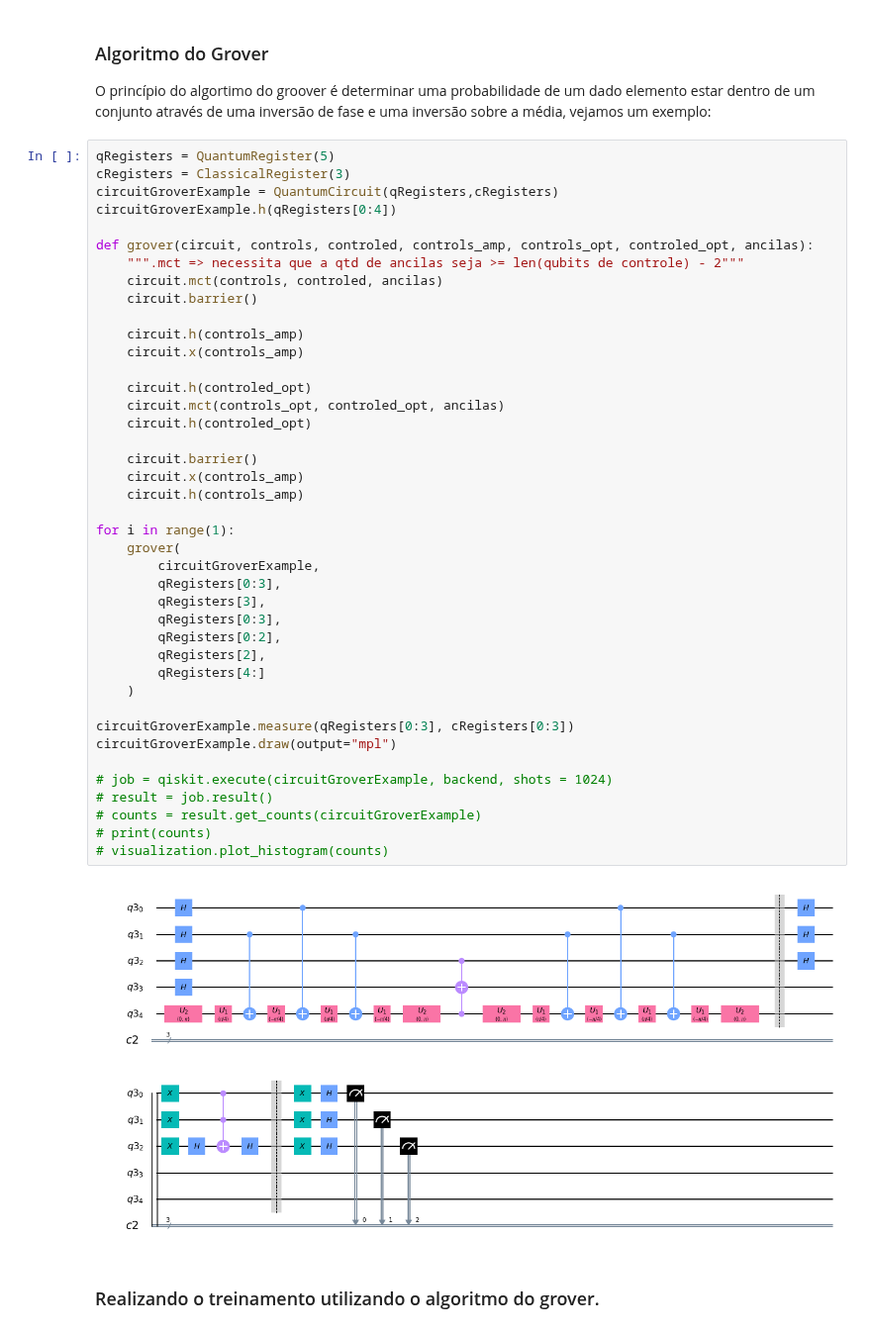
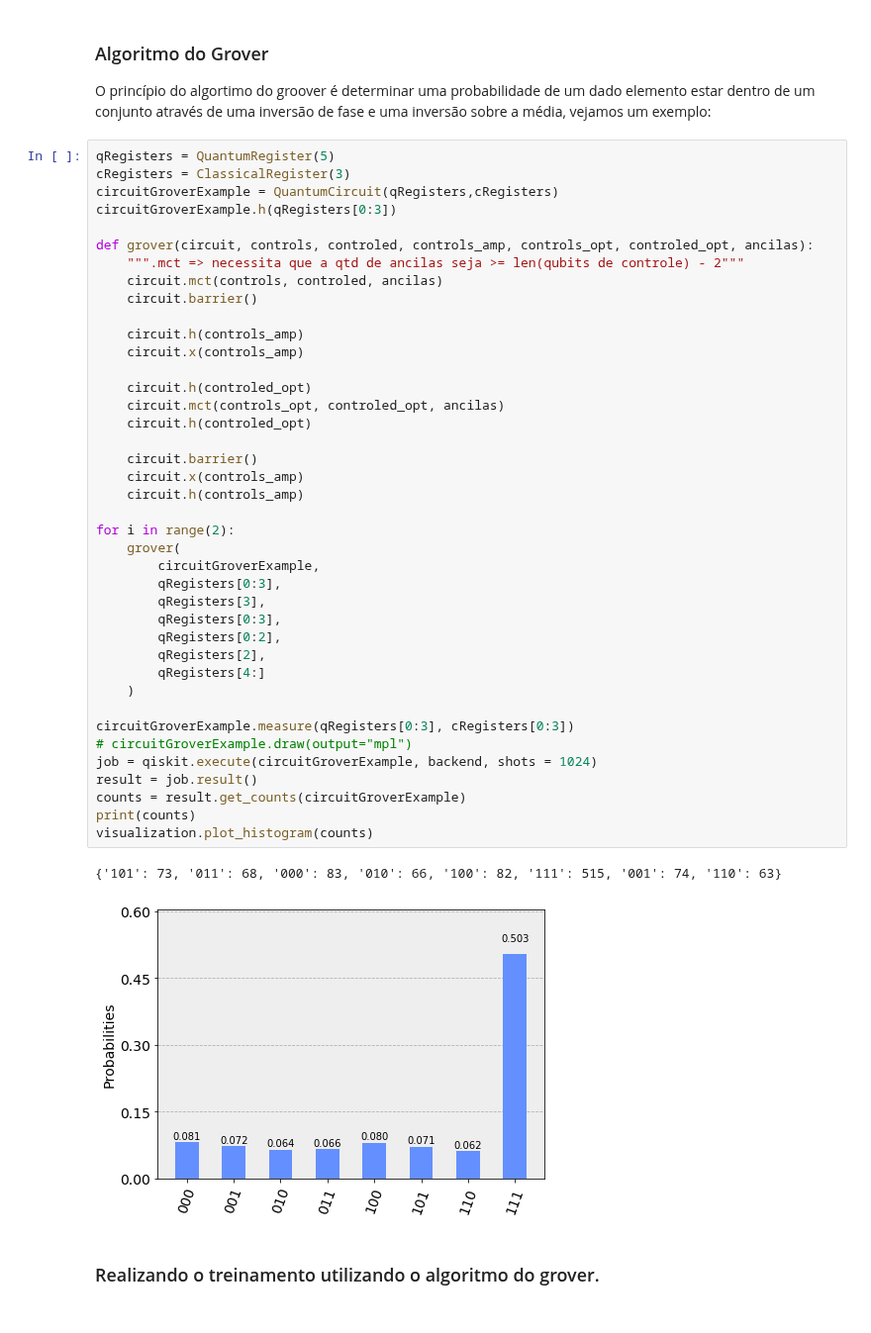
Before and after one commit to adjs/comp-quantica, a Jupyter notebook: projetos/2019-05/Resumo Artigo Sobre QBNN.ipynb, the cells around one changed output. Shown at 99% size. Drawn from its saved outputs; the diff is of its cells as text.

```diff
--- a/projetos/2019-05/Resumo Artigo Sobre QBNN.ipynb
+++ b/projetos/2019-05/Resumo Artigo Sobre QBNN.ipynb
@@ -784,45 +784,45 @@ O princípio do algortimo do groover é determinar uma probabilidade de um dado
 qRegisters = QuantumRegister(5)
 cRegisters = ClassicalRegister(3)
 circuitGroverExample = QuantumCircuit(qRegisters,cRegisters)
-circuitGroverExample.h(qRegisters[0:4])
+circuitGroverExample.h(qRegisters[0:3])
 
 def grover(circuit, controls, controled, controls_amp, controls_opt, controled_opt, ancilas):
     """.mct => necessita que a qtd de ancilas seja >= len(qubits de controle) - 2"""
     circuit.mct(controls, controled, ancilas)
     circuit.barrier()
 
     circuit.h(controls_amp)
     circuit.x(controls_amp)
 
     circuit.h(controled_opt)
     circuit.mct(controls_opt, controled_opt, ancilas)
     circuit.h(controled_opt)
 
     circuit.barrier()
     circuit.x(controls_amp)
     circuit.h(controls_amp)
 
-for i in range(1):
+for i in range(2):
     grover(
         circuitGroverExample,
         qRegisters[0:3],
         qRegisters[3],
         qRegisters[0:3],
         qRegisters[0:2],
         qRegisters[2],
         qRegisters[4:]
     )
 
 circuitGroverExample.measure(qRegisters[0:3], cRegisters[0:3])
-circuitGroverExample.draw(output="mpl")
-
-# job = qiskit.execute(circuitGroverExample, backend, shots = 1024)
-# result = job.result()
-# counts = result.get_counts(circuitGroverExample)
-# print(counts)
-# visualization.plot_histogram(counts)
+# circuitGroverExample.draw(output="mpl")
+job = qiskit.execute(circuitGroverExample, backend, shots = 1024)
+result = job.result()
+counts = result.get_counts(circuitGroverExample)
+print(counts)
+visualization.plot_histogram(counts)
 # %% [output]
+{'101': 73, '011': 68, '000': 83, '010': 66, '100': 82, '111': 515, '001': 74, '110': 63}
-[figure, old version]
+[figure, new version]
 # %% [markdown]
 ### Realizando o treinamento utilizando o algoritmo do grover.
 # %%
```
Also changed, not shown: parts of 4 cells of this notebook.
